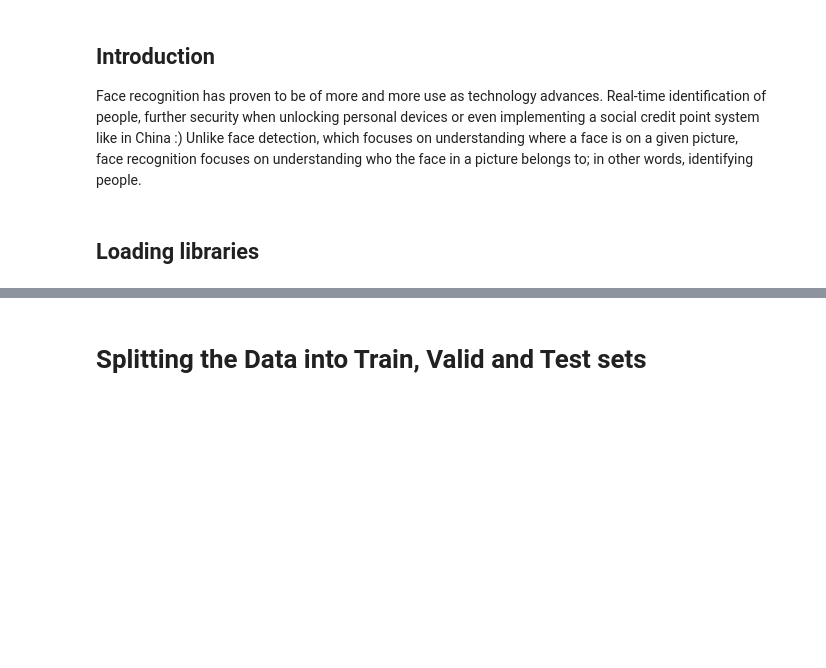
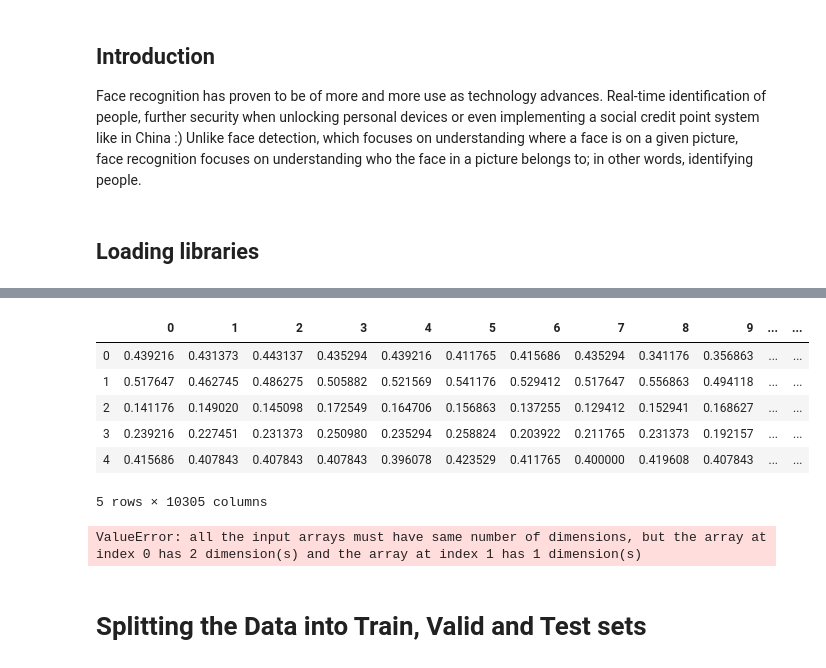
Before and after one commit to tiagoleonmelo/face-recognition, a Jupyter notebook: Face Recognition.ipynb, the cells around one changed output, grey strips where cells are left out. Saved outputs shown, nothing was run; the diff lists cells and outputs as text; code cells hidden in the pictures; blank space fills up the shorter version.

```diff
--- a/Face Recognition.ipynb
+++ b/Face Recognition.ipynb
@@ -126,3 +158,37 @@ plt.show()
+# %%
+# Data shape and format
+df = pd.DataFrame(X_full)
+df.head()
+# %% [output]
+|  | 0 | 1 | 2 | 3 | 4 | 5 | 6 | 7 | 8 | 9 | ... | ... |
+| 0 | 0.439216 | 0.431373 | 0.443137 | 0.435294 | 0.439216 | 0.411765 | 0.415686 | 0.435294 | 0.341176 | 0.356863 | ... | ... |
+| 1 | 0.517647 | 0.462745 | 0.486275 | 0.505882 | 0.521569 | 0.541176 | 0.529412 | 0.517647 | 0.556863 | 0.494118 | ... | ... |
+| 2 | 0.141176 | 0.149020 | 0.145098 | 0.172549 | 0.164706 | 0.156863 | 0.137255 | 0.129412 | 0.152941 | 0.168627 | ... | ... |
+| 3 | 0.239216 | 0.227451 | 0.231373 | 0.250980 | 0.235294 | 0.258824 | 0.203922 | 0.211765 | 0.231373 | 0.192157 | ... | ... |
+| 4 | 0.415686 | 0.407843 | 0.407843 | 0.407843 | 0.396078 | 0.423529 | 0.411765 | 0.400000 | 0.419608 | 0.407843 | ... | ... |
+5 rows × 10305 columns
+# %%
+# Plotting the mean image
+# TODO: Plot the mean image for each class, Confusion Matrix Ordering to notice similar classes
+# and Eigenfaces
+mean_img = np.zeros((410, 1))
+
+for idx in range(df.shape[1] - 1):
+    mean_img[int(X_full[idx, -1])] = np.append(mean_img, [df[idx].mean()], axis=0)
+
+mean_img.reshape((mean_img.shape[0], 1))
+
+image = mean_img.reshape(DIMS)
+
+plt.subplot(1, 1, 1)
+plt.xticks([])
+plt.yticks([])
+plt.grid(True)
+plt.imshow(image, plt.cm.inferno)
+plt.colorbar()
+plt.show()
+# %% [output]
+ValueError: all the input arrays must have same number of dimensions, but the array at index 0 has 2 dimension(s) and the array at index 1 has 1 dimension(s)
 # %% [markdown]
 # Splitting the Data into Train, Valid and Test sets
 # %% [markdown]
```
Also changed, not shown: parts of 19 cells of this notebook.
